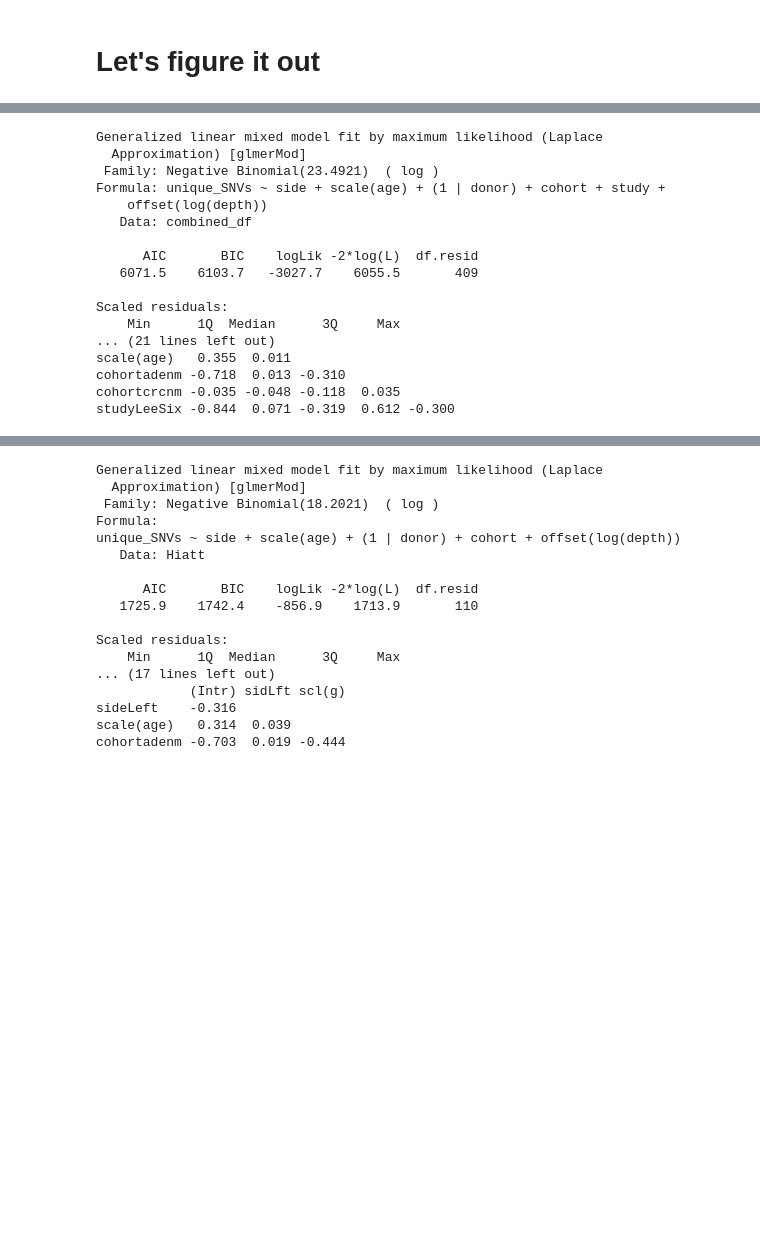
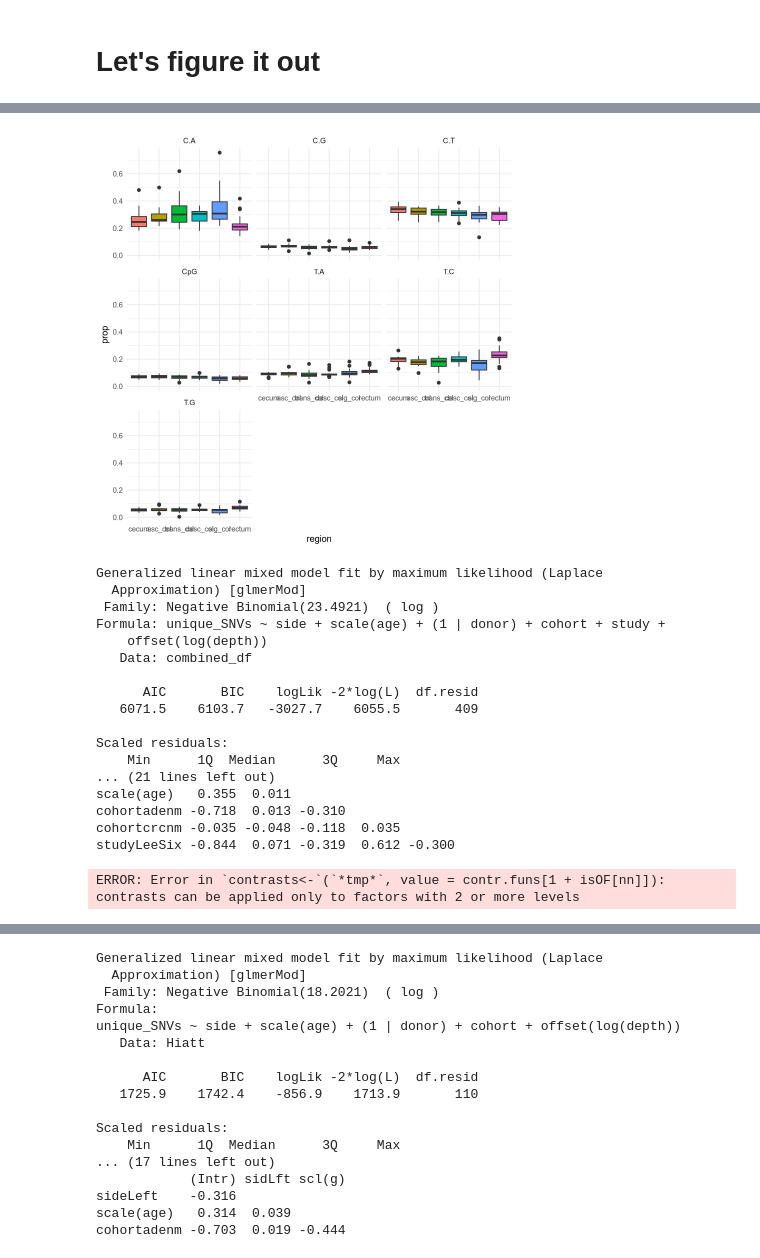
Before and after one commit to laurelhiatt/SEMIColon, a Jupyter notebook: scripts/figures/Figure2.ipynb, the cells around one changed output, grey strips where cells are left out. Drawn from its saved outputs; the diff is of its cells as text; code cells hidden in the pictures; blank space fills up the shorter version.

```diff
--- a/scripts/figures/Figure2.ipynb
+++ b/scripts/figures/Figure2.ipynb
@@ -396,3 +416,9 @@ kruskal_region
+# %%
+ggplot(Hiatt_long, aes(region, prop, fill = region)) +
+  geom_boxplot() +
+  facet_wrap(~ mutation_type) + theme_minimal() + theme(legend.position = "none")
+# %% [output]
+[figure, added]
 # %%
 ## This is how Cornish actually did it, rank sum rather than paired, which is still significant in our data despite us being paired so, cool
 
@@ -412,6 +438,10 @@ wilcox_side_unpaired
 SNV_side_cohort <- (glmer.nb(unique_SNVs ~ side + scale(age) + (1 | donor) + cohort + study + offset(log(depth)),
       data = combined_df))
 summary(SNV_side_cohort)
+
+SNV_side_cohort <- (glmer.nb(unique_SNVs ~ side + scale(age) + (1 | donor) + cohort + study + offset(log(depth)),
+      data = subset(combined_df, cohort == "normal")))
+summary(SNV_side_cohort)
 # %% [output]
 Generalized linear mixed model fit by maximum likelihood (Laplace
   Approximation) [glmerMod]
@@ -430,3 +460,4 @@ scale(age)   0.355  0.011
 cohortadenm -0.718  0.013 -0.310
 cohortcrcnm -0.035 -0.048 -0.118  0.035
 studyLeeSix -0.844  0.071 -0.319  0.612 -0.300
+ERROR: Error in `contrasts<-`(`*tmp*`, value = contr.funs[1 + isOF[nn]]): contrasts can be applied only to factors with 2 or more levels
```
Also changed, not shown: parts of 51 cells of this notebook, 25 other files.
